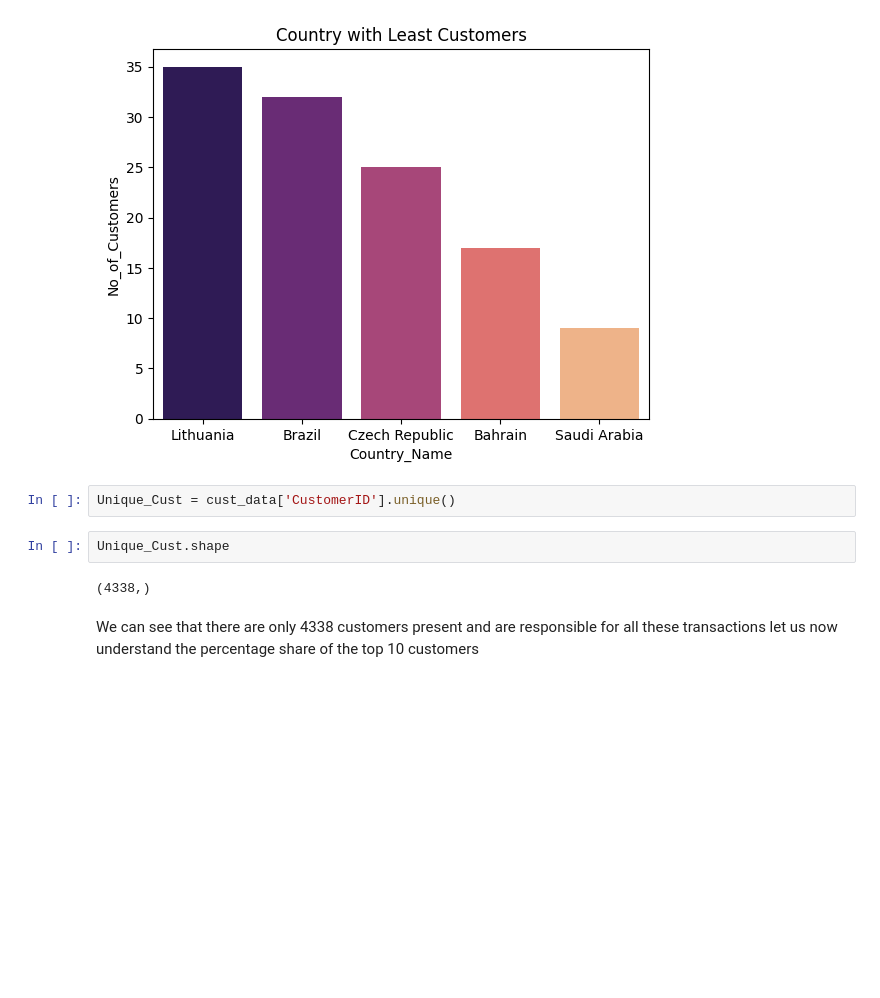
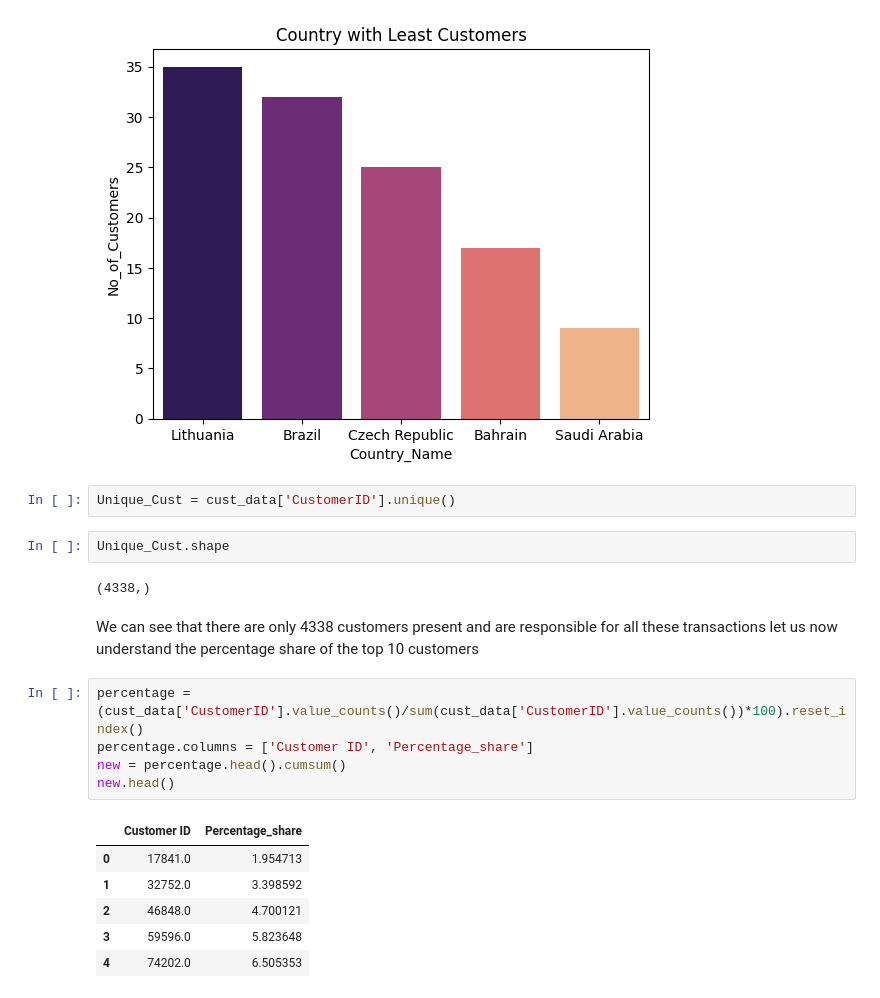
Before and after one commit to Tilak46-R/Customer-segmentation-using-unsupervised-learning, a Jupyter notebook: Customer_segmentation_using_unsupervised_learning.ipynb, the cells around one changed output. Drawn from its saved outputs; the diff is of its cells as text; blank space fills up the shorter version.

```diff
--- a/Customer_segmentation_using_unsupervised_learning.ipynb
+++ b/Customer_segmentation_using_unsupervised_learning.ipynb
@@ -481,3 +481,15 @@ Unique_Cust.shape
 (4338,)
 # %% [markdown]
 We can see that there are only 4338 customers present and are responsible for all these transactions let us now understand the percentage share of the top 10 customers
+# %%
+percentage = (cust_data['CustomerID'].value_counts()/sum(cust_data['CustomerID'].value_counts())*100).reset_index()
+percentage.columns = ['Customer ID', 'Percentage_share']
+new = percentage.head().cumsum()
+new.head()
+# %% [output]
+|  | Customer ID | Percentage_share |
+| 0 | 17841.0 | 1.954713 |
+| 1 | 32752.0 | 3.398592 |
+| 2 | 46848.0 | 4.700121 |
+| 3 | 59596.0 | 5.823648 |
+| 4 | 74202.0 | 6.505353 |
```
Also changed, not shown: parts of 3 cells of this notebook.
